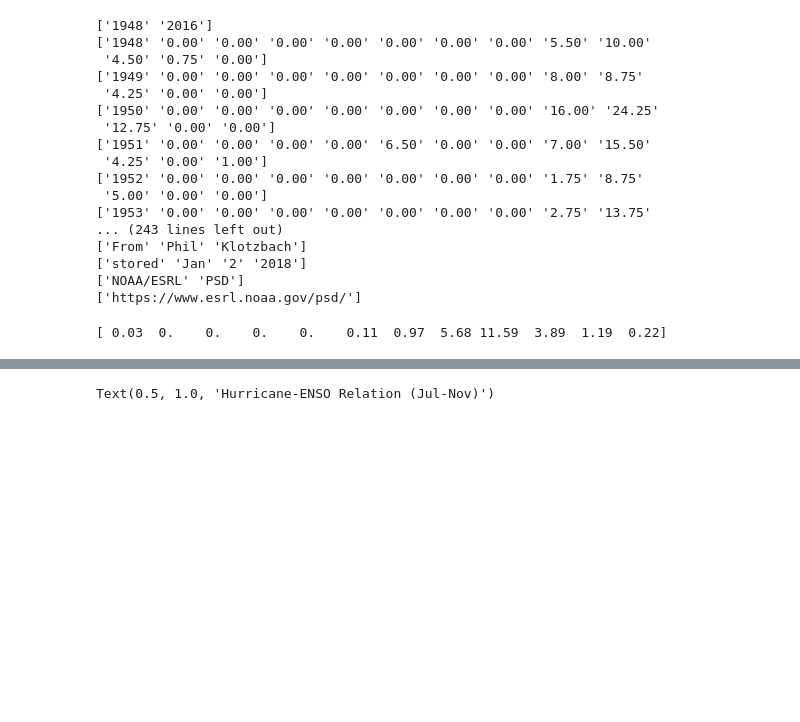
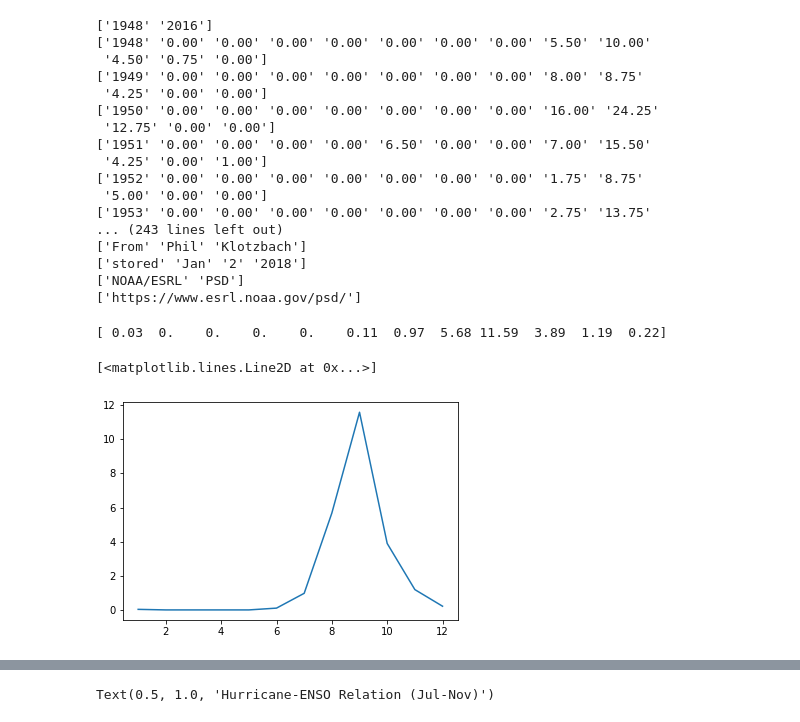
Before and after one commit to GanZhang-GFD/princeton_tutorial, a Jupyter notebook: scatter_storage.ipynb, the cells around one changed output, grey strips where cells are left out. Drawn from its saved outputs; the diff is of its cells as text; code cells hidden in the pictures; blank space fills up the shorter version.

```diff
--- a/scatter_storage.ipynb
+++ b/scatter_storage.ipynb
@@ -29,4 +51,15 @@ b' From Phil Klotzbach\n'
 b' stored Jan 2 2018\n'
 b' NOAA/ESRL PSD\n'
 b' https://www.esrl.noaa.gov/psd/\n'
+# %%
+# prepare to convert the strings to numeric values
+
+yr_start = 1979
+yr_end   = 2016
+
+# create an array to store the data
+hurr_data = np.zeros((yr_end-yr_start+1, 13))
+icount = 0
+
+hurricane_data=urllib.request.urlopen("https://raw.githubusercontent.com/GanZhang-GFD/princeton_tutorial/master/hurr.data")
 # %%
@@ -81,10 +103,16 @@ for line in hurricane_data:
 # %%
 np.set_printoptions(precision=2, suppress=True)
 
 # print out the multi-year means for each month (Jan-Dec)
 print(hurr_data[:,1:].mean(axis=0) )
+
+%matplotlib inline
+import matplotlib.pyplot as plt
+plt.plot(np.linspace(1, 12, 12), hurr_data[:,1:].mean(axis=0))
 # %% [output]
 [ 0.03  0.    0.    0.    0.    0.11  0.97  5.68 11.59  3.89  1.19  0.22]
+[<matplotlib.lines.Line2D at 0x...>]
+[figure, added]
 # %%
 # looks like most hurricanes occur during the 7th to the 11th months
 # Let's sum up values for each year
```
Also changed, not shown: parts of 15 cells of this notebook.
